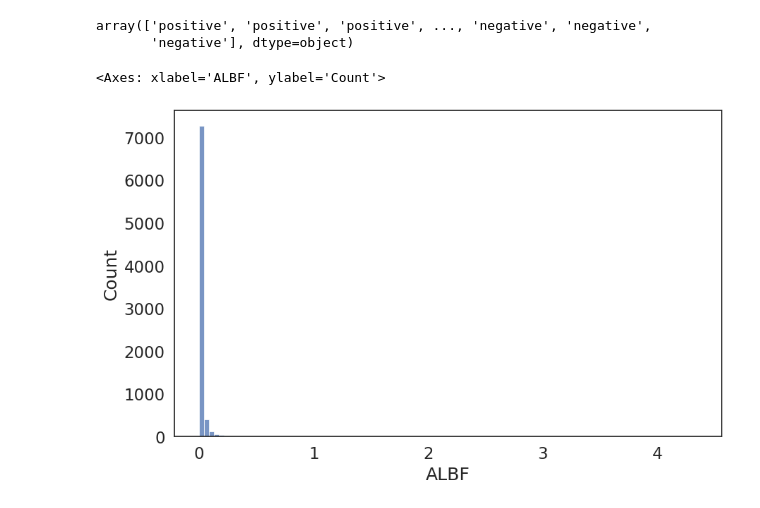
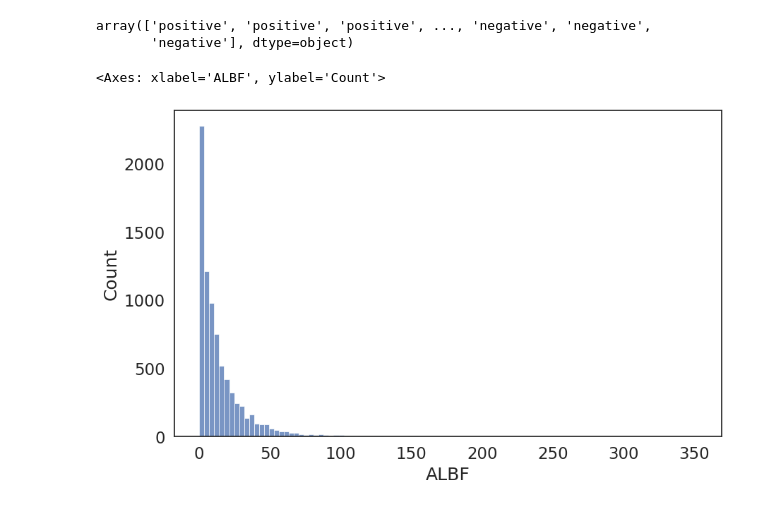
Before and after one commit to daklab/LeafletFA, a Jupyter notebook: analysis/simulation/check_ALBFs_calibration.ipynb, the cells around one changed output. Cells and saved outputs as stored; diff of their text form; code cells hidden in the pictures.

```diff
--- a/analysis/simulation/check_ALBFs_calibration.ipynb
+++ b/analysis/simulation/check_ALBFs_calibration.ipynb
@@ -315,7 +315,7 @@ array(['positive', 'positive', 'positive', ..., 'negative', 'negative',
 # %%
 # plot distribution of ALBF values
 plt.figure(figsize=(10, 6))
-sns.histplot(data=albf_scores[albf_scores["true_label"]=="negative"], x='ALBF', bins=100, kde=False)
+sns.histplot(data=albf_scores[albf_scores["true_label"]=="positive"], x='ALBF', bins=100, kde=False)
 # %% [output]
 <Axes: xlabel='ALBF', ylabel='Count'>
-[figure, old version]
+[figure, new version]
```
Also changed, not shown: parts of 3 cells of this notebook, 8 other files.
